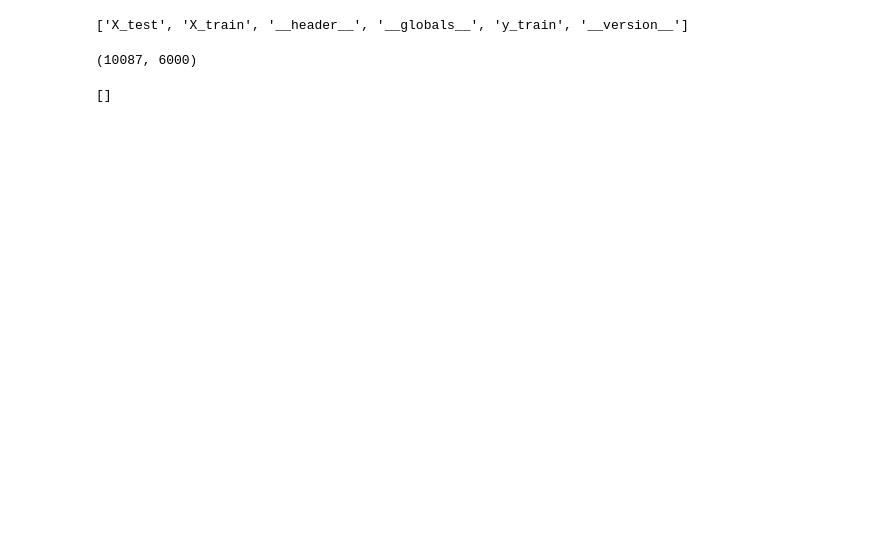
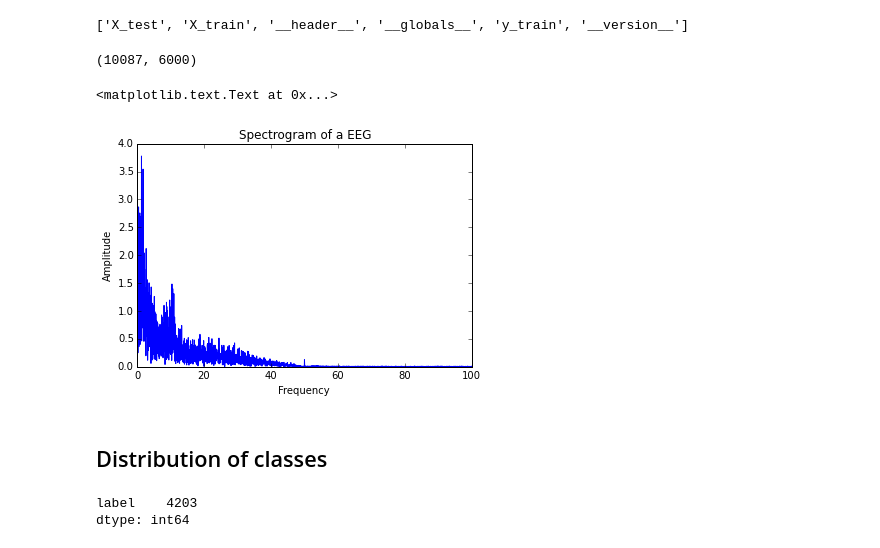
Before and after one commit to anthonyray/data-challenge, a Jupyter notebook: data_exploration/Data Exploration.ipynb, the cells around one changed output. Saved outputs shown, nothing was run; the diff lists cells and outputs as text; code cells hidden in the pictures; blank space fills up the shorter version.

```diff
--- a/data_exploration/Data Exploration.ipynb
+++ b/data_exploration/Data Exploration.ipynb
@@ -17,7 +23,3 @@ dataset.keys()
 dataset['X_test'].shape
 # %% [output]
 (10087, 6000)
-# %%
-dataset['__globals__']
-# %% [output]
-[]
@@ -26 +26,28 @@ X_train, y_train, X_test = dataset['X_train'], dataset['y_train'], dataset['X_te
+# %%
+X_train, y_train, X_test = dataset['X_train'], dataset['y_train'], dataset['X_test']
+N = X_train.shape[1]
+T = 30.0 / float(N)  # Période d'échantillonage
+X_train_freq = scipy.fftpack.fft(X_train,axis=1)
+X_train_freq = (2.0 / N) * np.apply_along_axis(np.abs,1,X_train_freq)
+
+X_test_freq = scipy.fftpack.fft(X_test,axis=1)
+X_test_freq = (2.0 / N) * np.apply_along_axis(np.abs,1,X_test_freq)
+# %%
+fig,axes = plt.subplots(nrows=1, ncols=1)
+xf = np.linspace(0.0, 1.0/(2.0*T), N/2)
+axes.plot(xf,X_train_freq[23][0:N/2])
+axes.set_title('Spectrogram of a EEG')
+axes.set_xlabel('Frequency')
+axes.set_ylabel('Amplitue')
+# %% [output]
+<matplotlib.text.Text at 0x...>
+[figure, added]
+# %% [markdown]
+## Distribution of classes
+# %%
+labels = pd.DataFrame(y_train,columns=["label"])
+labels[labels['label'] == "N2"].count()
+# %% [output]
+label    4203
+dtype: int64
 # %%
```
Also changed, not shown: parts of 10 cells of this notebook.
